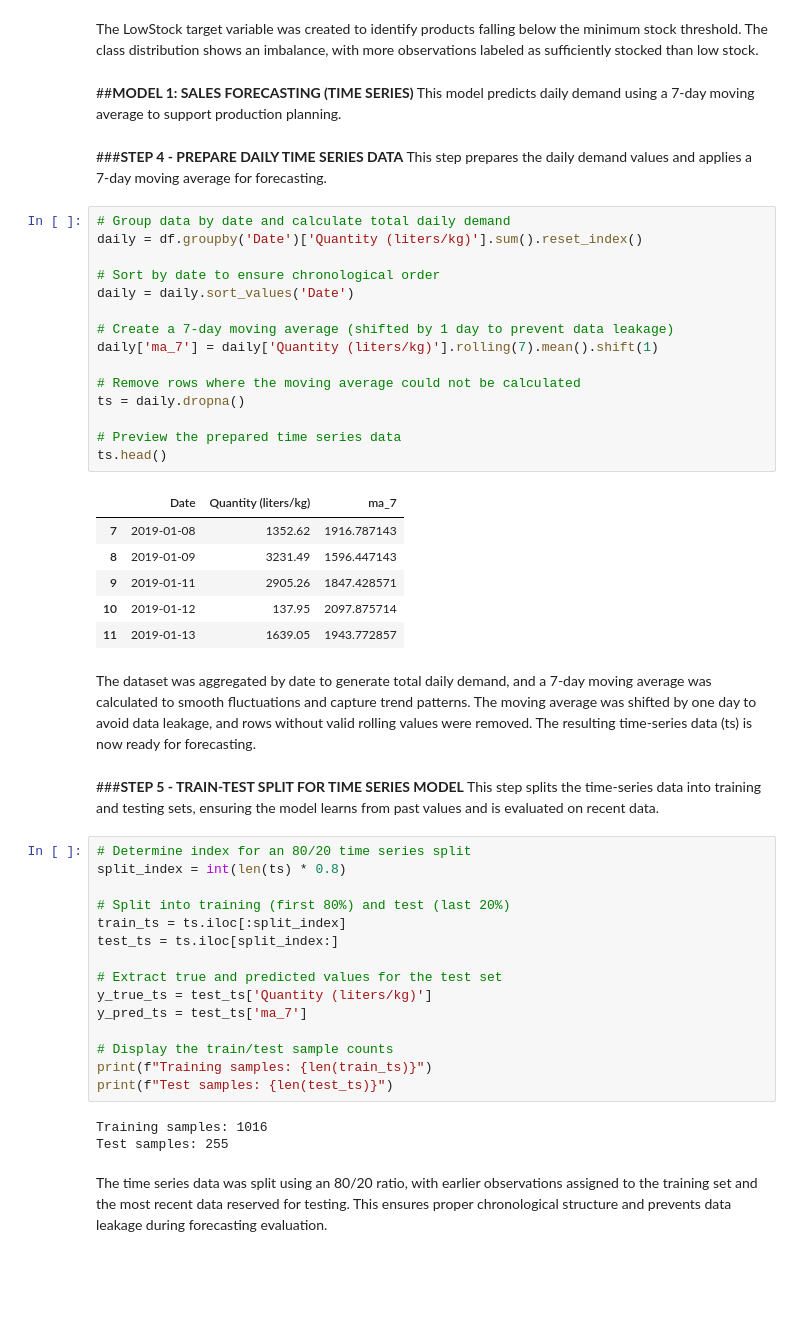
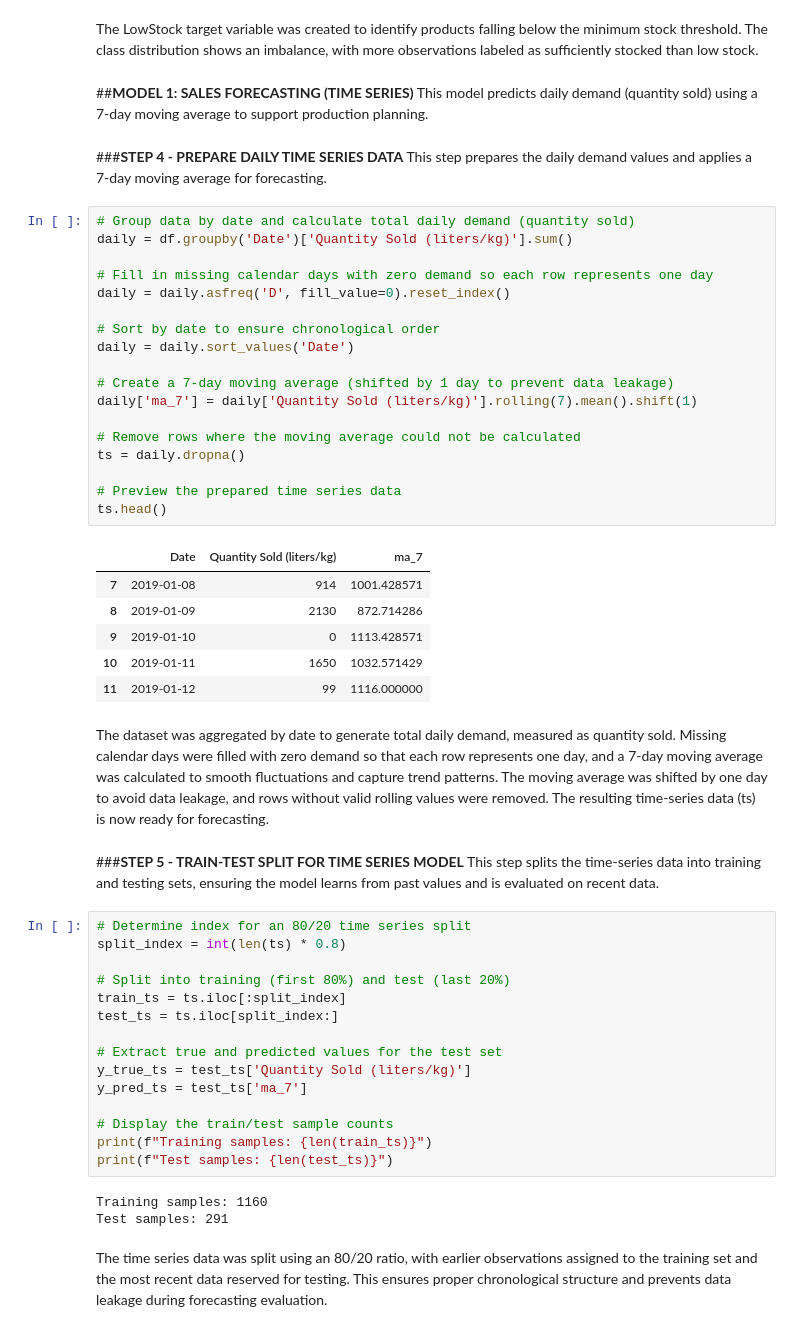
Before and after one commit to jasrinasidhu/dairy-inventory-demand-forecasting, a Jupyter notebook: ai_and_decision_making_assignment.ipynb, the cells around one changed output. Cells and saved outputs as stored; diff of their text form; blank space fills up the shorter version.

```diff
--- a/ai_and_decision_making_assignment.ipynb
+++ b/ai_and_decision_making_assignment.ipynb
@@ -97,34 +98,37 @@ dtype: int64
 The LowStock target variable was created to identify products falling below the minimum stock threshold. The class distribution shows an imbalance, with more observations labeled as sufficiently stocked than low stock.
 # %% [markdown]
 ##**MODEL 1: SALES FORECASTING (TIME SERIES)**
-This model predicts daily demand using a 7-day moving average to support production planning.
+This model predicts daily demand (quantity sold) using a 7-day moving average to support production planning.
 # %% [markdown]
 ###**STEP 4 - PREPARE DAILY TIME SERIES DATA**
 This step prepares the daily demand values and applies a 7-day moving average for forecasting.
 # %%
-# Group data by date and calculate total daily demand
-daily = df.groupby('Date')['Quantity (liters/kg)'].sum().reset_index()
+# Group data by date and calculate total daily demand (quantity sold)
+daily = df.groupby('Date')['Quantity Sold (liters/kg)'].sum()
+
+# Fill in missing calendar days with zero demand so each row represents one day
+daily = daily.asfreq('D', fill_value=0).reset_index()
 
 # Sort by date to ensure chronological order
 daily = daily.sort_values('Date')
 
 # Create a 7-day moving average (shifted by 1 day to prevent data leakage)
-daily['ma_7'] = daily['Quantity (liters/kg)'].rolling(7).mean().shift(1)
+daily['ma_7'] = daily['Quantity Sold (liters/kg)'].rolling(7).mean().shift(1)
 
 # Remove rows where the moving average could not be calculated
 ts = daily.dropna()
 
 # Preview the prepared time series data
 ts.head()
 # %% [output]
-|  | Date | Quantity (liters/kg) | ma_7 |
-| 7 | 2019-01-08 | 1352.62 | 1916.787143 |
-| 8 | 2019-01-09 | 3231.49 | 1596.447143 |
-| 9 | 2019-01-11 | 2905.26 | 1847.428571 |
-| 10 | 2019-01-12 | 137.95 | 2097.875714 |
-| 11 | 2019-01-13 | 1639.05 | 1943.772857 |
+|  | Date | Quantity Sold (liters/kg) | ma_7 |
+| 7 | 2019-01-08 | 914 | 1001.428571 |
+| 8 | 2019-01-09 | 2130 | 872.714286 |
+| 9 | 2019-01-10 | 0 | 1113.428571 |
+| 10 | 2019-01-11 | 1650 | 1032.571429 |
+| 11 | 2019-01-12 | 99 | 1116.000000 |
 # %% [markdown]
-The dataset was aggregated by date to generate total daily demand, and a 7-day moving average was calculated to smooth fluctuations and capture trend patterns. The moving average was shifted by one day to avoid data leakage, and rows without valid rolling values were removed. The resulting time-series data (ts) is now ready for forecasting.
+The dataset was aggregated by date to generate total daily demand, measured as quantity sold. Missing calendar days were filled with zero demand so that each row represents one day, and a 7-day moving average was calculated to smooth fluctuations and capture trend patterns. The moving average was shifted by one day to avoid data leakage, and rows without valid rolling values were removed. The resulting time-series data (ts) is now ready for forecasting.
 # %% [markdown]
 ###**STEP 5 - TRAIN-TEST SPLIT FOR TIME SERIES MODEL**
 This step splits the time-series data into training and testing sets, ensuring the model learns from past values and is evaluated on recent data.
@@ -137,15 +141,15 @@ train_ts = ts.iloc[:split_index]
 test_ts = ts.iloc[split_index:]
 
 # Extract true and predicted values for the test set
-y_true_ts = test_ts['Quantity (liters/kg)']
+y_true_ts = test_ts['Quantity Sold (liters/kg)']
 y_pred_ts = test_ts['ma_7']
 
 # Display the train/test sample counts
 print(f"Training samples: {len(train_ts)}")
 print(f"Test samples: {len(test_ts)}")
 # %% [output]
-Training samples: 1016
-Test samples: 255
+Training samples: 1160
+Test samples: 291
 # %% [markdown]
 The time series data was split using an 80/20 ratio, with earlier observations assigned to the training set and the most recent data reserved for testing. This ensures proper chronological structure and prevents data leakage during forecasting evaluation.
 # %% [markdown]
```
Also changed, not shown: parts of 25 cells of this notebook.
